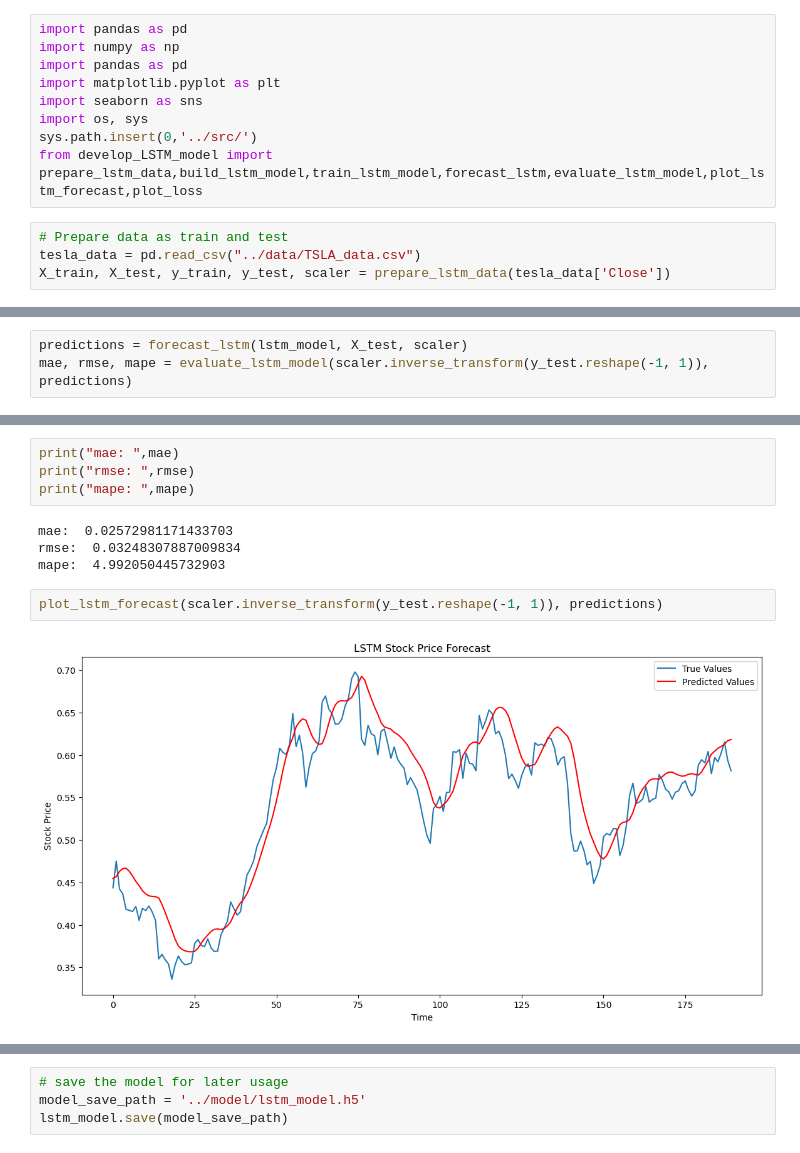
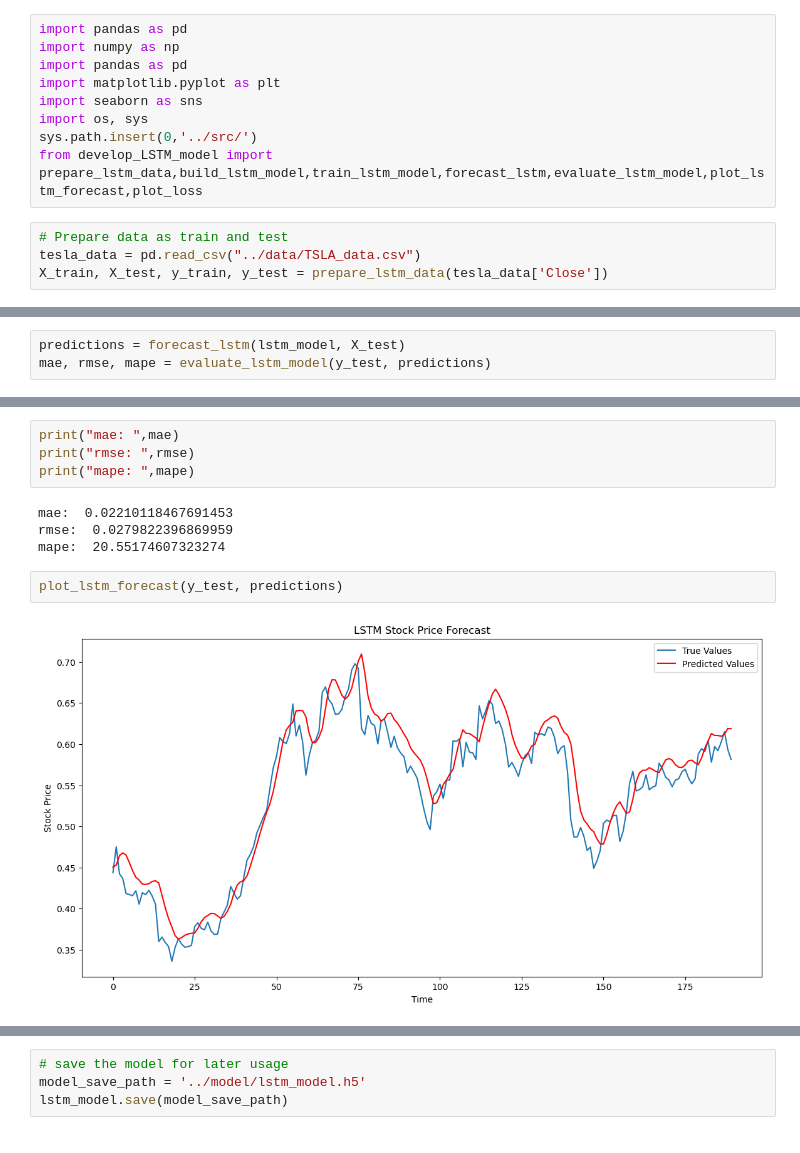
Before and after one commit to Tsegaye16/Investment-portfolio-forecasting, a Jupyter notebook: notebooks/develop_LSTM_model.ipynb, the cells around one changed output, grey strips where cells are left out. Cells and saved outputs as stored; diff of their text form.

```diff
--- a/notebooks/develop_LSTM_model.ipynb
+++ b/notebooks/develop_LSTM_model.ipynb
@@ -10,7 +10,7 @@ from develop_LSTM_model import prepare_lstm_data,build_lstm_model,train_lstm_mod
 # %%
 # Prepare data as train and test
 tesla_data = pd.read_csv("../data/TSLA_data.csv")
-X_train, X_test, y_train, y_test, scaler = prepare_lstm_data(tesla_data['Close'])
+X_train, X_test, y_train, y_test = prepare_lstm_data(tesla_data['Close'])
 # %%
 # Build LSTM model
 lstm_model = build_lstm_model((X_train.shape[1], 1))
@@ -36,4 +36,4 @@ Epoch 50/50
 # %%
-predictions = forecast_lstm(lstm_model, X_test, scaler)
-mae, rmse, mape = evaluate_lstm_model(scaler.inverse_transform(y_test.reshape(-1, 1)), predictions)
+predictions = forecast_lstm(lstm_model, X_test)
+mae, rmse, mape = evaluate_lstm_model(y_test, predictions)
 # %% [output]
@@ -43,13 +43,13 @@ print("mae: ",mae)
 print("rmse: ",rmse)
 print("mape: ",mape)
 # %% [output]
-mae:  0.02572981171433703
-rmse:  0.03248307887009834
-mape:  4.992050445732903
+mae:  0.02210118467691453
+rmse:  0.0279822396869959
+mape:  20.55174607323274
 # %%
-plot_lstm_forecast(scaler.inverse_transform(y_test.reshape(-1, 1)), predictions)
+plot_lstm_forecast(y_test, predictions)
 # %% [output]
-[figure, old version]
+[figure, new version]
 # %%
 # Check for overfitting by plotting training and validation loss
 plot_loss(history)
```
Also changed, not shown: parts of 3 cells of this notebook, 5 other files.
